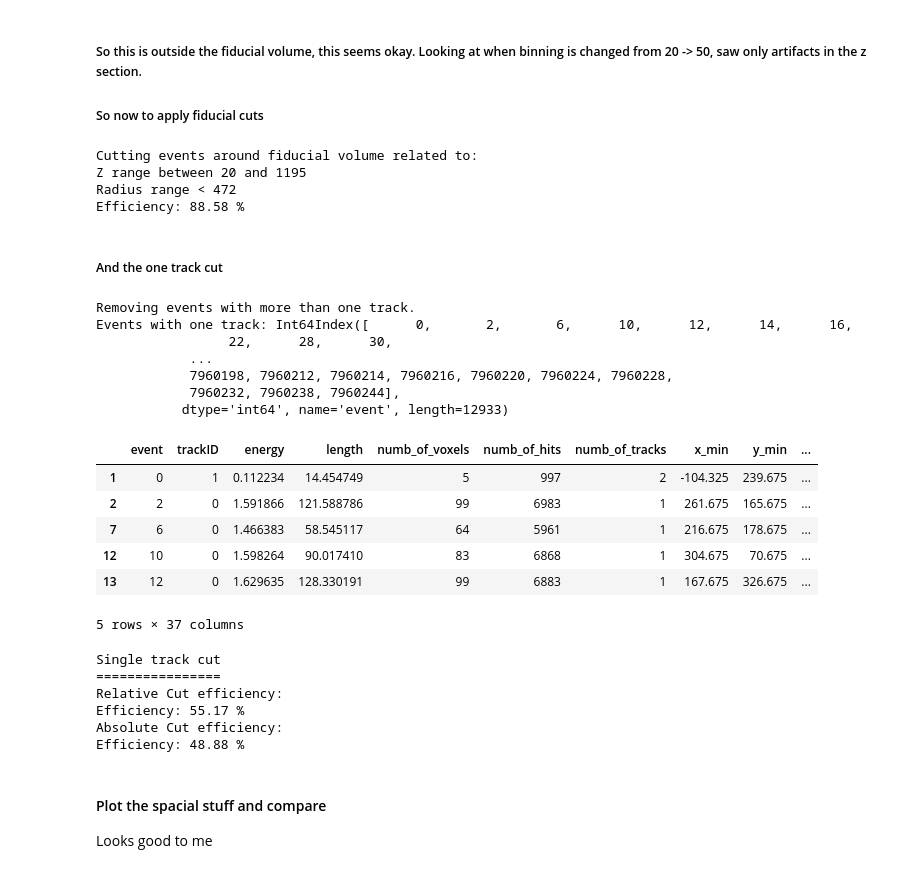
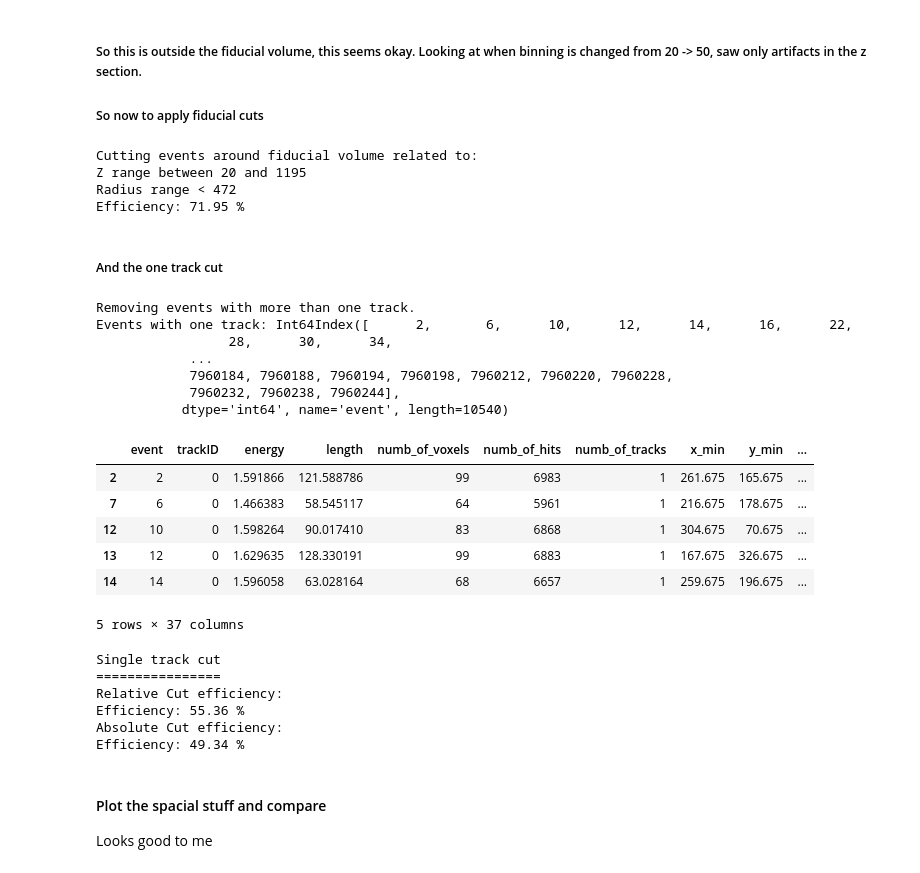
Before and after one commit to jwaiton/next_misc, a Jupyter notebook: Isaura_work/isaura_study.ipynb, the cells around one changed output. Saved outputs shown, nothing was run; the diff lists cells and outputs as text; code cells hidden in the pictures.

```diff
--- a/Isaura_work/isaura_study.ipynb
+++ b/Isaura_work/isaura_study.ipynb
@@ -160,7 +276,7 @@ We want to:
 - No overlapping blobs
 - Energy cut for thallium [1.5, 1.7] MeV
 # %%
-def cut_effic(df1, df2):
+def cut_effic(df1, df2, verbose = False):
     '''
     Prints efficiency of cuts for singular cut
     df1 -> cut df
@@ -171,5 +287,8 @@ def cut_effic(df1, df2):
     efficiency = ((length_1/length_2)*100)
     print("Efficiency: {:.2f} %".format(efficiency))
 
+    if (verbose == True):
+        print(("Events in reduced dataframe: {}\nEvents in initial dataframe: {}").format(len(df1), len(df2)))
+
     return efficiency
 # %%
@@ -280,6 +438,7 @@ def fiducial_track_cut(df, lower_z = 20, upper_z = 1195, r_lim = 472, verbose =
 def one_track_cuts(df, verbose = False):
     '''
     Remove events with more than one track
+    THERE IS A COLUMN WITH THIS INFO IN IT, CALCULATING IT IS UNNECESSARY
     '''
     # 1-track event counter
     event_counts = df.groupby('event').size()
@@ -321,6 +480,13 @@ def energy_cuts(df, lower_e = 1.5, upper_e = 1.7, verbose = False):
         print("Cutting energy events around {} & {} keV".format(lower_e, upper_e))
 
     return filt_e_df
+# %%
+def len_events(df):
+    '''
+    Returns the number of unique events as len(df) doesn't work in this case
+    '''
+    length_1 = df['event'].nunique()
+    return length_1
 # %% [markdown]
 ##### Now lets look at the fiducial selection parameters to get a feeling of whats going on
 # %%
@@ -368,65 +534,79 @@ Largest x_max values: 486.68
 cut_names = []
 rel_cut_effics = []
 abs_cut_effics = []
+cut_events = []
+
+# no cuts
+cut_names.append("No cuts")
+rel_cut_effics.append(100)
+abs_cut_effics.append(100)
+# number of events
+cut_events.append(len_events(tracks))
 
 cut_names.append("Fiducial Cuts")
 
 # make fiducial cuts
-fiducial = fiducial_track_cut(tracks, lower_z = 20, upper_z=1195, r_lim = 472, verbose = True)
+fiducial = fiducial_track_cut_2(tracks, lower_z = 20, upper_z=1195, r_lim = 472, verbose = True)
 
 # make efficiency calculation
 ef = cut_effic(fiducial, tracks)
 
 # add efficiency calculation
 rel_cut_effics.append(ef)
+cut_events.append(len_events(fiducial))
 abs_cut_effics.append(ef)
 # %% [output]
 Cutting events around fiducial volume related to:
 Z range between 20 and 1195
 Radius range < 472
-Efficiency: 88.58 %
+Efficiency: 71.95 %
 # %% [markdown]
 ##### And the one track cut
 # %%
 # relative
 
 cut_names.append("One track cut")
 one_track_rel = one_track_cuts(fiducial, verbose = True)
-# absolute
+
+# events are relative, as absolute efficiency lets you figure out events from the beginning# absolute
 one_track_abs = one_track_cuts(tracks)
+
+## sanity check here
+#print(len_events(one_track_rel), len_events(one_track_abs), len_events(tracks))
 
 # relative
 print("Single track cut")
 print("================")
 print("Relative Cut efficiency:")
 ef = cut_effic(one_track_rel, fiducial)
 rel_cut_effics.append(ef)
+cut_events.append(len_events(one_track_rel))
 
 # absolute
 print("Absolute Cut efficiency:")
-ef = cut_effic(one_track_rel, tracks)
+ef = cut_effic(one_track_abs, tracks)
 abs_cut_effics.append(ef)
 # %% [output]
 Removing events with more than one track.
-Events with one track: Int64Index([      0,       2,       6,      10,      12,      14,      16,
-                 22,      28,      30,
+Events with one track: Int64Index([      2,       6,      10,      12,      14,      16,      22,
+                 28,      30,      34,
             ...
-            7960198, 7960212, 7960214, 7960216, 7960220, 7960224, 7960228,
+            7960184, 7960188, 7960194, 7960198, 7960212, 7960220, 7960228,
             7960232, 7960238, 7960244],
-           dtype='int64', name='event', length=12933)
+           dtype='int64', name='event', length=10540)
 |  | event | trackID | energy | length | numb_of_voxels | numb_of_hits | numb_of_tracks | x_min | y_min | ... |
-| 1 | 0 | 1 | 0.112234 | 14.454749 | 5 | 997 | 2 | -104.325 | 239.675 | ... |
 | 2 | 2 | 0 | 1.591866 | 121.588786 | 99 | 6983 | 1 | 261.675 | 165.675 | ... |
 | 7 | 6 | 0 | 1.466383 | 58.545117 | 64 | 5961 | 1 | 216.675 | 178.675 | ... |
 | 12 | 10 | 0 | 1.598264 | 90.017410 | 83 | 6868 | 1 | 304.675 | 70.675 | ... |
 | 13 | 12 | 0 | 1.629635 | 128.330191 | 99 | 6883 | 1 | 167.675 | 326.675 | ... |
+| 14 | 14 | 0 | 1.596058 | 63.028164 | 68 | 6657 | 1 | 259.675 | 196.675 | ... |
 5 rows × 37 columns
 Single track cut
 ================
 Relative Cut efficiency:
-Efficiency: 55.17 %
+Efficiency: 55.36 %
 Absolute Cut efficiency:
-Efficiency: 48.88 %
+Efficiency: 49.34 %
 # %% [markdown]
 #### Plot the spacial stuff and compare
 
```
Also changed, not shown: parts of 63 cells of this notebook.
